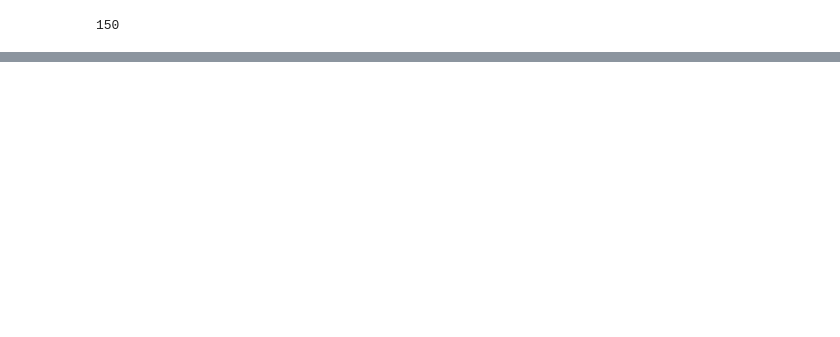
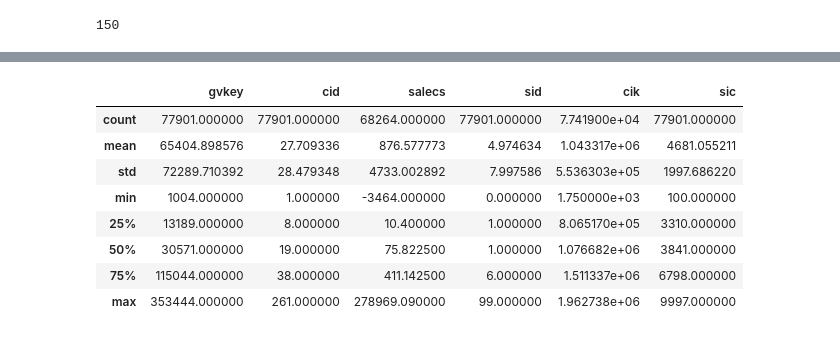
Before and after one commit to JerseyK/Final-Project_Sunset, a Jupyter notebook: data.ipynb, the cells around one changed output, grey strips where cells are left out. Cells and saved outputs as stored; diff of their text form; code cells hidden in the pictures; blank space fills up the shorter version.

```diff
--- a/data.ipynb
+++ b/data.ipynb
@@ -130,0 +186,12 @@ len(g)
+# %%
+comp.describe() # describes integers
+# %% [output]
+|  | gvkey | cid | salecs | sid | cik | sic |
+| count | 77901.000000 | 77901.000000 | 68264.000000 | 77901.000000 | 7.741900e+04 | 77901.000000 |
+| mean | 65404.898576 | 27.709336 | 876.577773 | 4.974634 | 1.043317e+06 | 4681.055211 |
+| std | 72289.710392 | 28.479348 | 4733.002892 | 7.997586 | 5.536303e+05 | 1997.686220 |
+| min | 1004.000000 | 1.000000 | -3464.000000 | 0.000000 | 1.750000e+03 | 100.000000 |
+| 25% | 13189.000000 | 8.000000 | 10.400000 | 1.000000 | 8.065170e+05 | 3310.000000 |
+| 50% | 30571.000000 | 19.000000 | 75.822500 | 1.000000 | 1.076682e+06 | 3841.000000 |
+| 75% | 115044.000000 | 38.000000 | 411.142500 | 6.000000 | 1.511337e+06 | 6798.000000 |
+| max | 353444.000000 | 261.000000 | 278969.090000 | 99.000000 | 1.962738e+06 | 9997.000000 |
```
Also changed, not shown: parts of 9 cells of this notebook.
